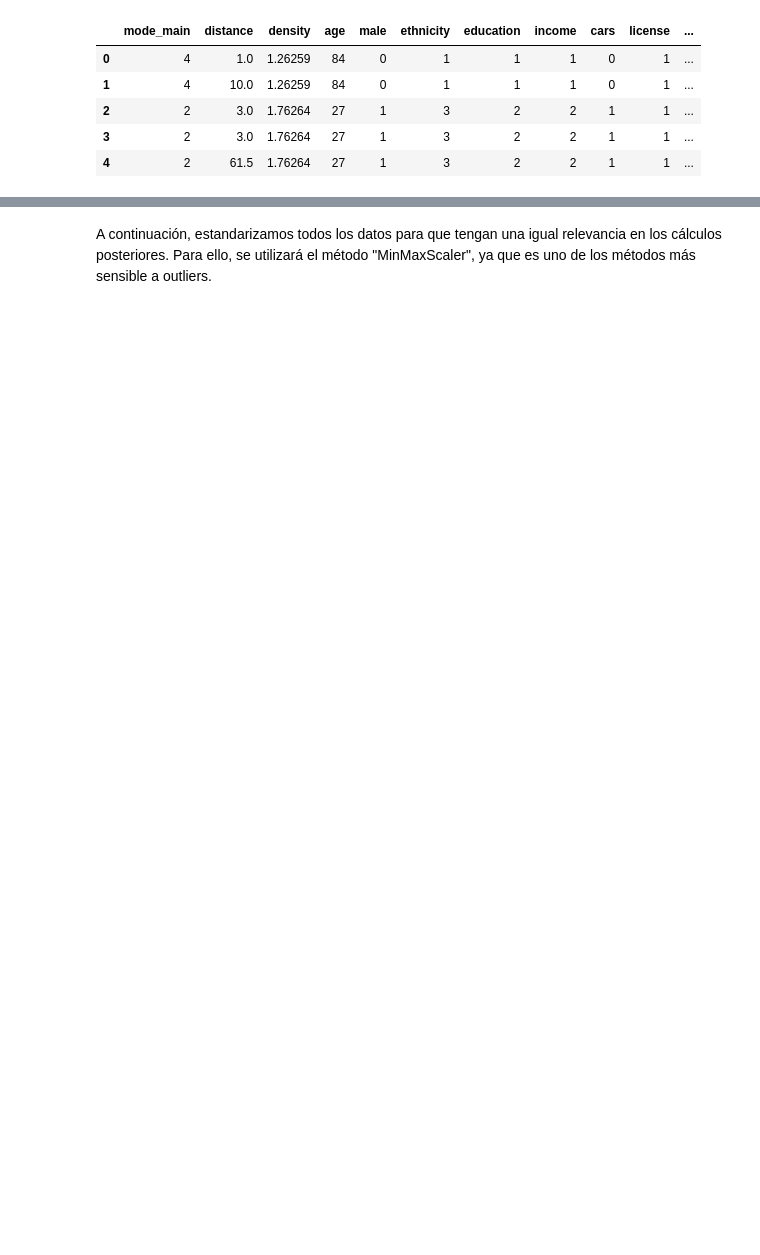
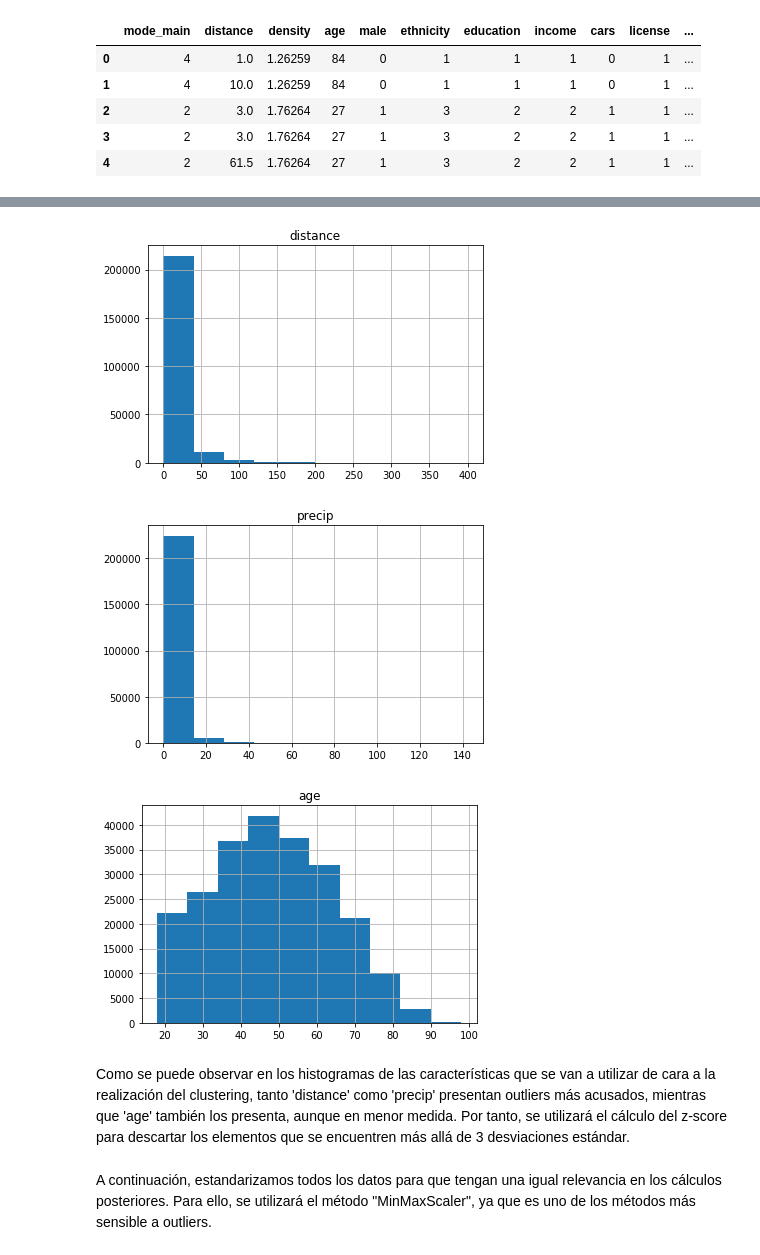
Before and after one commit to diego-anderica/Trabajo-Clustering, a Jupyter notebook: Fuzzy CMeans.ipynb, the cells around one changed output, grey strips where cells are left out. Drawn from its saved outputs; the diff is of its cells as text; code cells hidden in the pictures; blank space fills up the shorter version.

```diff
--- a/Fuzzy CMeans.ipynb
+++ b/Fuzzy CMeans.ipynb
@@ -124,0 +136,11 @@ data.head(5)
+# %%
+data.hist(column='distance')
+data.hist(column='precip')
+data.hist(column='age')
+plt.show()
+# %% [output]
+[figure, added]
+[figure, added]
+[figure, added]
+# %% [markdown]
+Como se puede observar en los histogramas de las características que se van a utilizar de cara a la realización del clustering, tanto 'distance' como 'precip' presentan outliers más acusados, mientras que 'age' también los presenta, aunque en menor medida. Por tanto, se utilizará el cálculo del z-score para descartar los elementos que se encuentren más allá de 3 desviaciones estándar.
```
Also changed, not shown: parts of 11 cells of this notebook.
